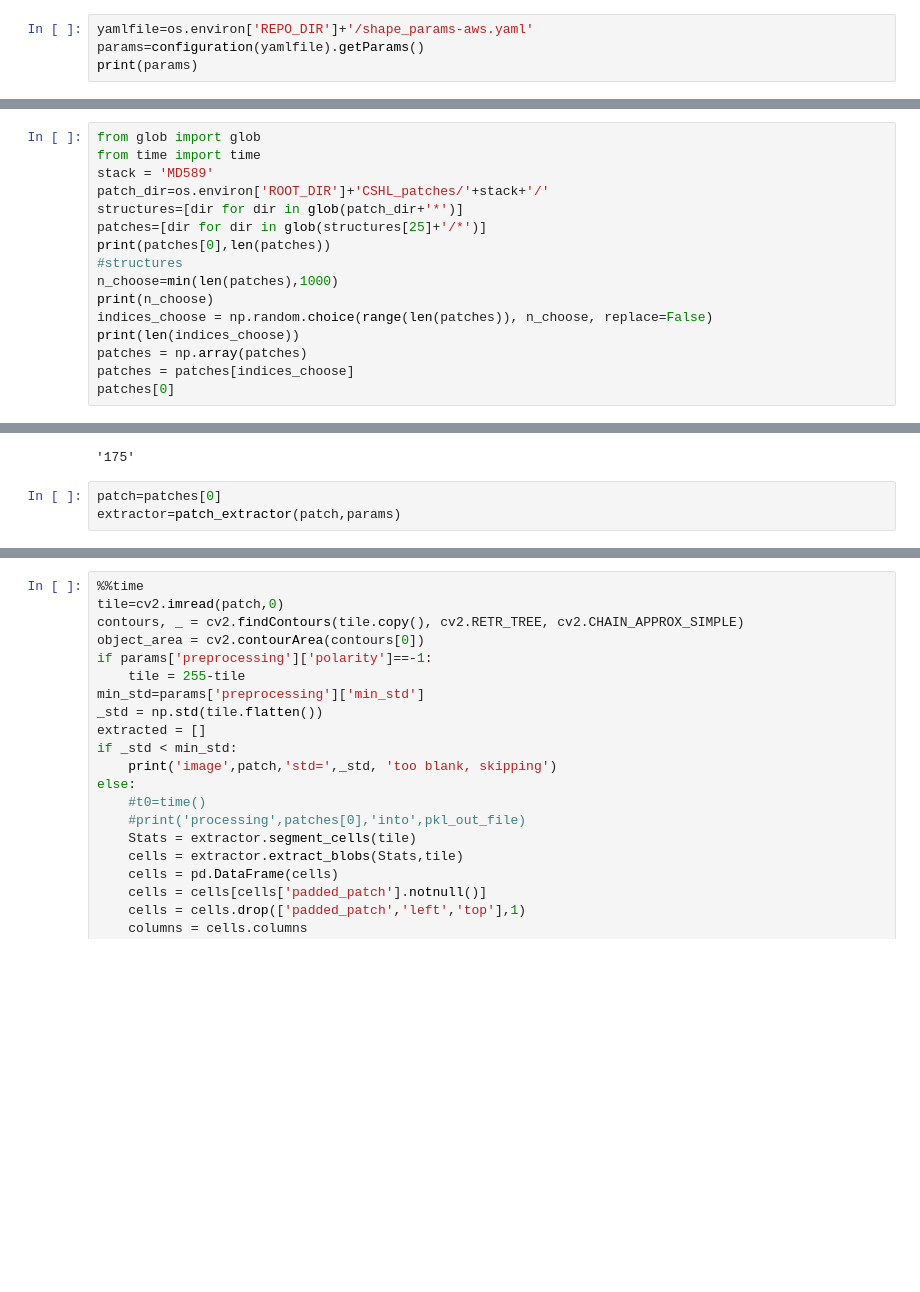
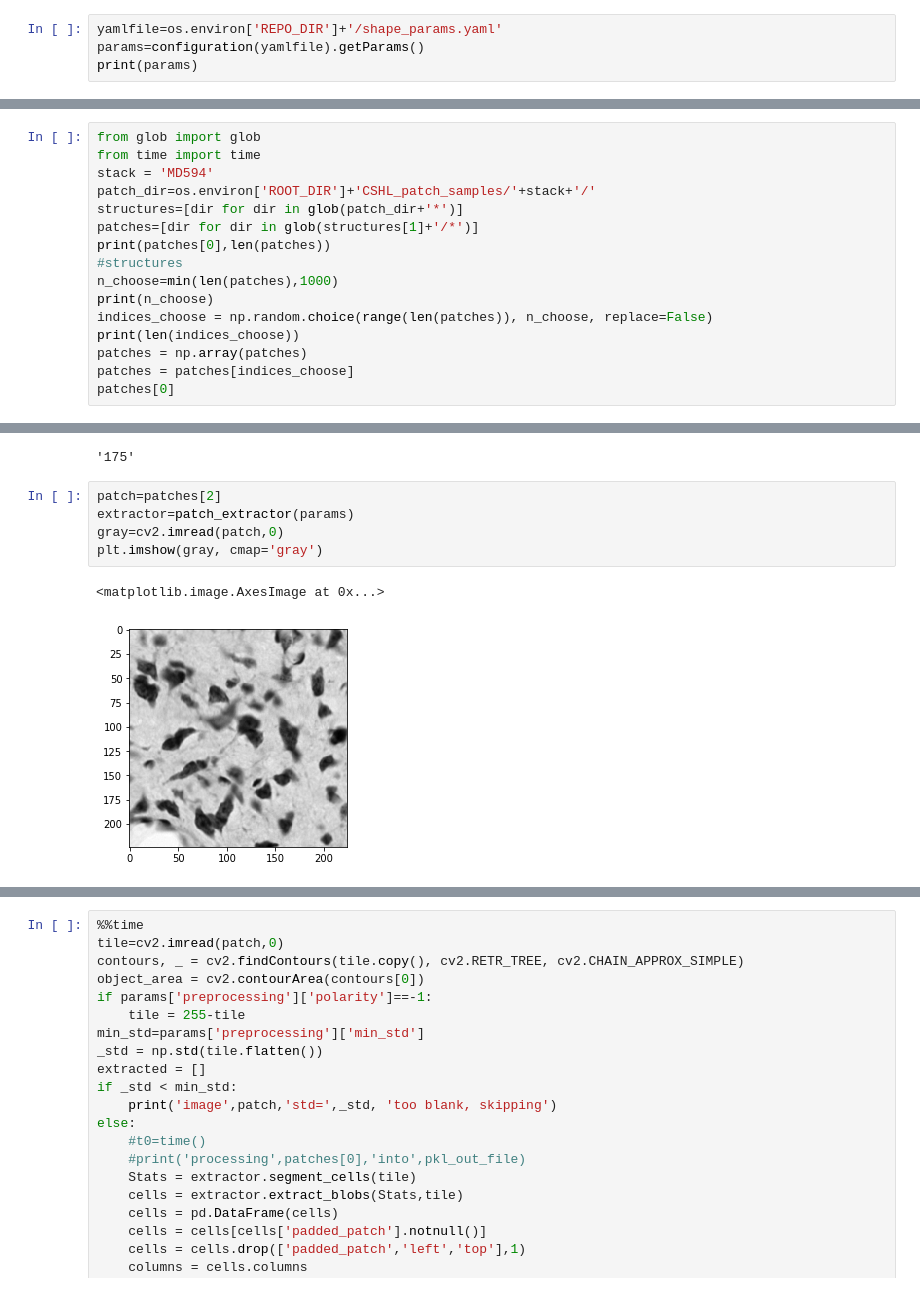
Before and after one commit to yoavfreund/shapeology_code, a Jupyter notebook: notebooks/Cell_generator.ipynb, the cells around one changed output, grey strips where cells are left out. Saved outputs shown, nothing was run; the diff lists cells and outputs as text; blank space fills up the shorter version.

```diff
--- a/notebooks/Cell_generator.ipynb
+++ b/notebooks/Cell_generator.ipynb
@@ -18,7 +18,7 @@ from lib.utils import mark_contours, configuration
 # %% [markdown]
 ### Load parameter file
 # %%
-yamlfile=os.environ['REPO_DIR']+'/shape_params-aws.yaml'
+yamlfile=os.environ['REPO_DIR']+'/shape_params.yaml'
 params=configuration(yamlfile).getParams()
 print(params)
 # %% [output]
@@ -28,10 +28,10 @@ print(params)
 # %%
 from glob import glob
 from time import time
-stack = 'MD589'
-patch_dir=os.environ['ROOT_DIR']+'CSHL_patches/'+stack+'/'
+stack = 'MD594'
+patch_dir=os.environ['ROOT_DIR']+'CSHL_patch_samples/'+stack+'/'
 structures=[dir for dir in glob(patch_dir+'*')]
-patches=[dir for dir in glob(structures[25]+'/*')]
+patches=[dir for dir in glob(structures[1]+'/*')]
 print(patches[0],len(patches))
 #structures
 n_choose=min(len(patches),1000)
@@ -53,6 +58,11 @@ import pandas as pd
 patches[0][-7:-4]
 # %% [output]
 '175'
-# %%
-patch=patches[0]
-extractor=patch_extractor(patch,params)
+# %%
+patch=patches[2]
+extractor=patch_extractor(params)
+gray=cv2.imread(patch,0)
+plt.imshow(gray, cmap='gray')
+# %% [output]
+<matplotlib.image.AxesImage at 0x...>
+[figure, added]
```
Also changed, not shown: parts of 10 cells of this notebook, 30 other files.
